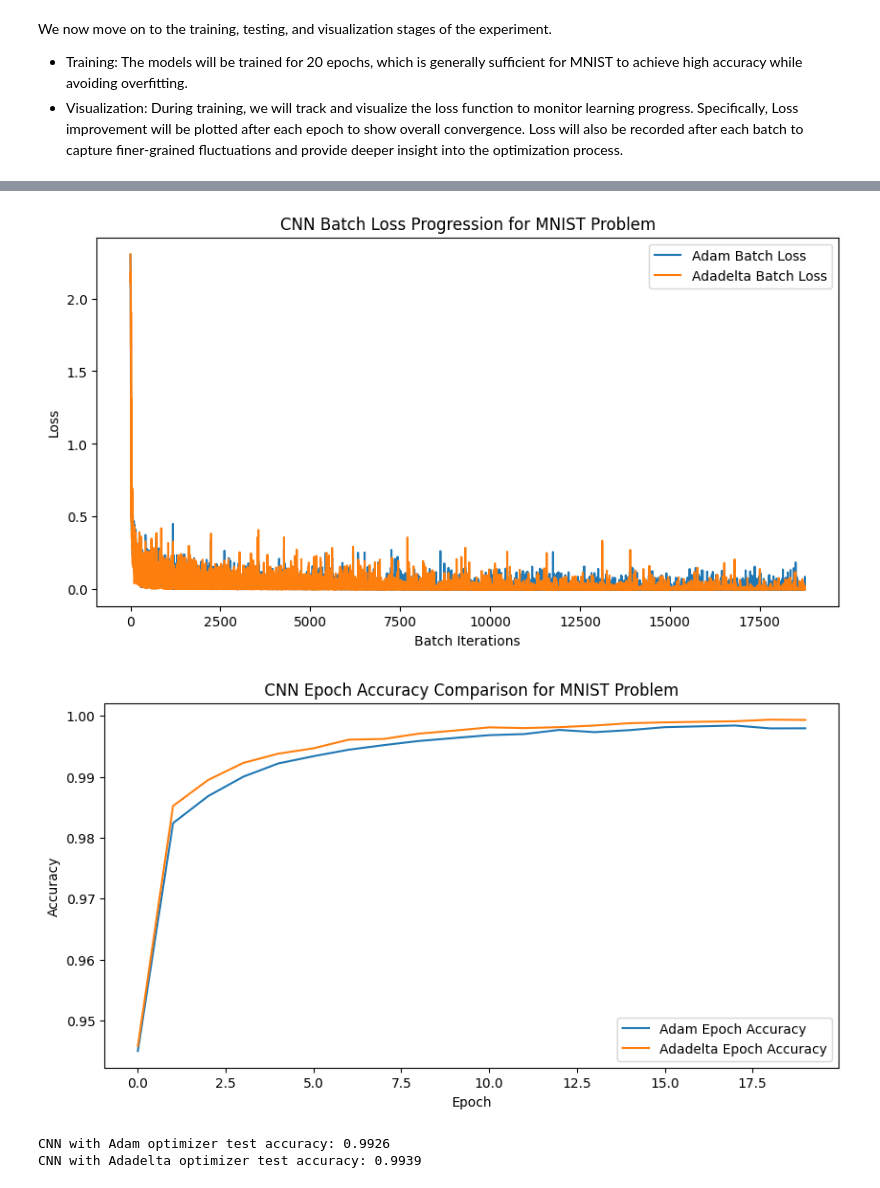
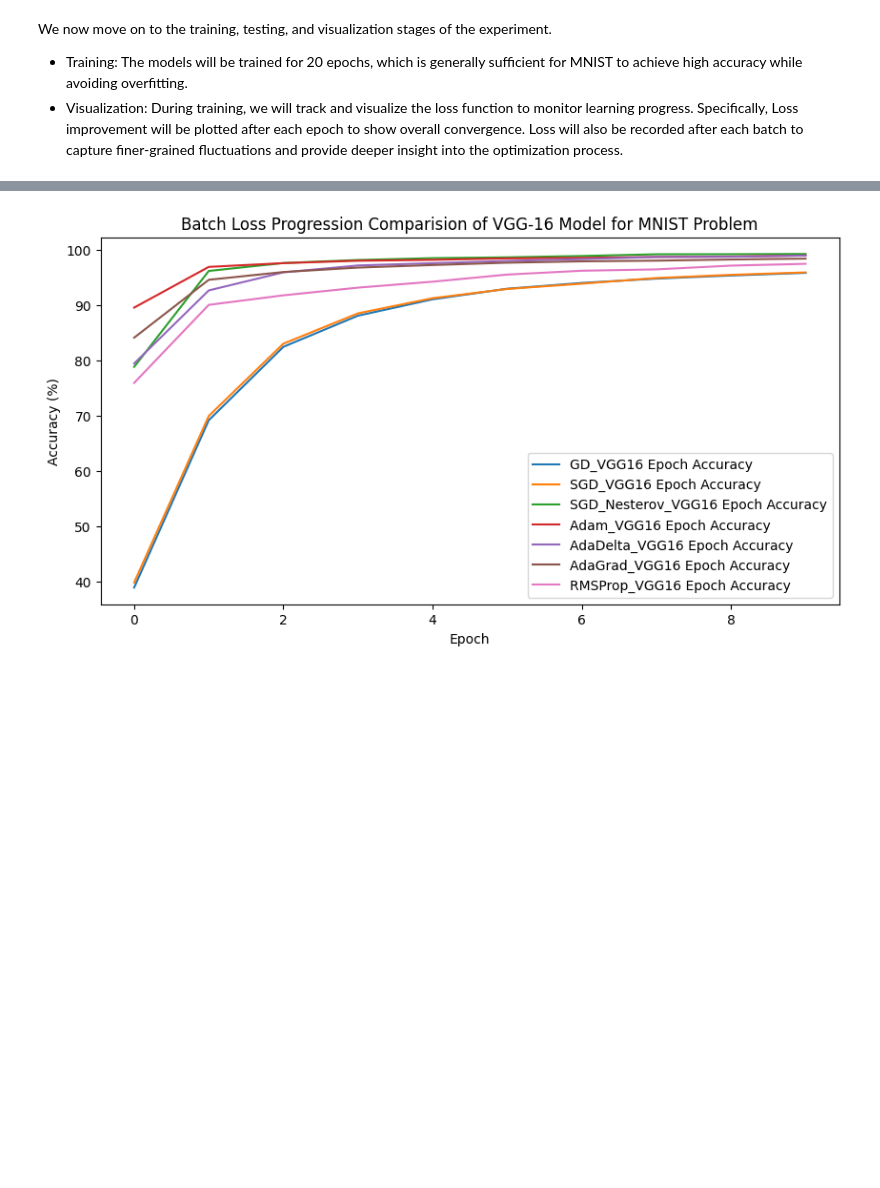
Before and after one commit to ntanphu/CST-KHMT-HK251, a Jupyter notebook: section_5/section_5.ipynb, the cells around one changed output, grey strips where cells are left out. Drawn from its saved outputs; the diff is of its cells as text; code cells hidden in the pictures; blank space fills up the shorter version.

```diff
--- a/section_5/section_5.ipynb
+++ b/section_5/section_5.ipynb
@@ -99,11 +107,22 @@ def build_mlp(input_size, hidden_units=[64,32,16], output_size=10):
     layers.append(nn.Linear(hidden_units[-1], output_size))
     return nn.Sequential(*layers)
 
+gd_mlp_model = build_mlp(input_size)
+sgd_mlp_model = build_mlp(input_size)
+sgd_nesterov_mlp_model = build_mlp(input_size)
 adam_mlp_model = build_mlp(input_size)
 adadelta_mlp_model = build_mlp(input_size)
+adagrad_mlp_model = build_mlp(input_size)
+RMSProp_mlp_model = build_mlp(input_size)
 
+
+gd_mlp_model = gd_mlp_model.to(device)
+sgd_mlp_model = sgd_mlp_model.to(device)
+sgd_nesterov_mlp_model = sgd_nesterov_mlp_model.to(device)
 adam_mlp_model = adam_mlp_model.to(device)
 adadelta_mlp_model = adadelta_mlp_model.to(device)
+adagrad_mlp_model = adagrad_mlp_model.to(device)
+RMSProp_mlp_model = RMSProp_mlp_model.to(device)
 # %% [markdown]
 Since MNIST is a classic dataset for multiclass classification, where each image must be classified into one of 10 possible digit classes (0–9), the most appropriate loss function for this experiment is nn.CrossEntropyLoss because of the following properties and reasons:
 - The model’s final layer produces raw scores (logits) for each of the 10 classes.
@@ -283 +366,32 @@ adadelta_optimizer = torch.optim.Adadelta(adadelta_cnn_model.parameters())
+# %%
+# Create separate models for each optimizer
+vgg_gd_model = VGG_MNIST().to(device)
+vgg_sgd_model = VGG_MNIST().to(device)
+vgg_sgd_nesterov_model = VGG_MNIST().to(device)
+vgg_adam_model = VGG_MNIST().to(device)
+vgg_adadelta_model = VGG_MNIST().to(device)
+vgg_adagrad_model = VGG_MNIST().to(device)
+vgg_rmsprop_model = VGG_MNIST().to(device)
+
+models_vgg = {
+    "GD_VGG16": vgg_gd_model,
+    "SGD_VGG16": vgg_sgd_model,
+    "SGD_Nesterov_VGG16": vgg_sgd_nesterov_model,
+    "Adam_VGG16": vgg_adam_model,
+    "AdaDelta_VGG16": vgg_adadelta_model,
+    "AdaGrad_VGG16": vgg_adagrad_model,
+    "RMSProp_VGG16": vgg_rmsprop_model
+}
+
+lr = 0.001
+
+optimizers_vgg = {
+    "GD_VGG16": optim.SGD(vgg_gd_model.parameters(), lr=lr),
+    "SGD_VGG16": optim.SGD(vgg_sgd_model.parameters(), lr=lr),
+    "SGD_Nesterov_VGG16": optim.SGD(vgg_sgd_nesterov_model.parameters(), lr=lr, momentum=0.9, nesterov=True),
+    "Adam_VGG16": optim.Adam(vgg_adam_model.parameters(), lr=lr),
+    "AdaDelta_VGG16": optim.Adadelta(vgg_adadelta_model.parameters()),
+    "AdaGrad_VGG16": optim.Adagrad(vgg_adagrad_model.parameters(), lr=lr),
+    "RMSProp_VGG16": optim.RMSprop(vgg_rmsprop_model.parameters(), lr=lr)
+}
 # %% [markdown]
@@ -355,34 +432,4 @@ Epoch 20: Adam Acc=0.9980, Adadelta Acc=0.9993
-# %%
-plt.figure(figsize=(10,5))
-plt.plot(batch_losses_adam, label="Adam Batch Loss")
-plt.plot(batch_losses_adadelta, label="Adadelta Batch Loss")
-plt.xlabel("Batch Iterations")
-plt.ylabel("Loss")
-plt.title("CNN Batch Loss Progression for MNIST Problem")
-plt.legend()
-plt.show()
-
-plt.figure(figsize=(10,5))
-plt.plot(epoch_accs_adam, label="Adam Epoch Accuracy")
-plt.plot(epoch_accs_adadelta, label="Adadelta Epoch Accuracy")
-plt.xlabel("Epoch")
-plt.ylabel("Accuracy")
-plt.title("CNN Epoch Accuracy Comparison for MNIST Problem")
-plt.legend()
-plt.show()
-# %% [output]
-[figure, removed]
-[figure, removed]
-# %%
-adam_mnist_CNN = torch.load(adam_cnn_path, weights_only=False)
-adadelta_mnist_CNN = torch.load(adadelta_cnn_path, weights_only=False)
-
-test_dl = DataLoader(mnist_test_dataset, batch_size, shuffle=True)
-adam_acc = evaluate(adam_mnist_CNN, test_dl)
-adadelta_acc = evaluate(adadelta_mnist_CNN, test_dl)
-
-print(f"CNN with Adam optimizer test accuracy: {adam_acc:.4f}")
-print(f"CNN with Adadelta optimizer test accuracy: {adadelta_acc:.4f}")
-# %% [output]
-CNN with Adam optimizer test accuracy: 0.9926
-CNN with Adadelta optimizer test accuracy: 0.9939
+# %%
+plot_epoch_accuracies(epoch_accs_map_vgg, "Batch Loss Progression Comparision of VGG-16 Model for MNIST Problem")
+# %% [output]
+[figure, added]
```
Also changed, not shown: parts of 21 cells of this notebook, 22 other files.
